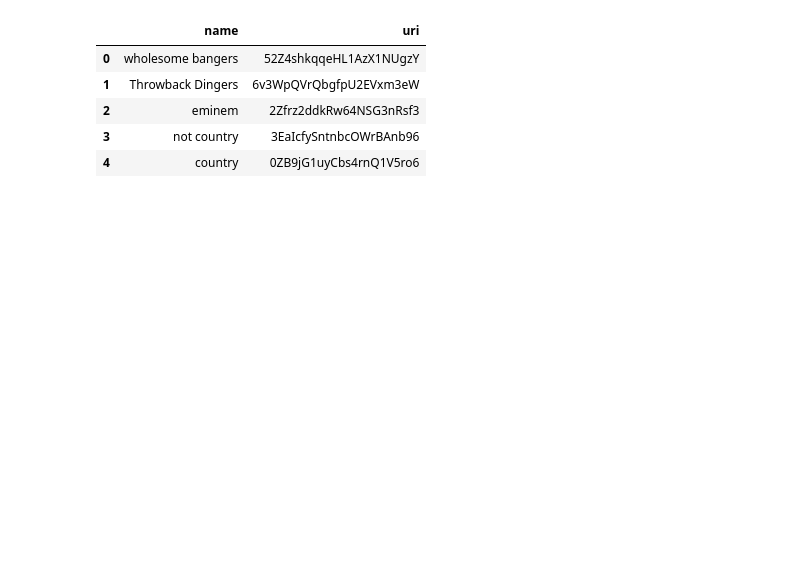
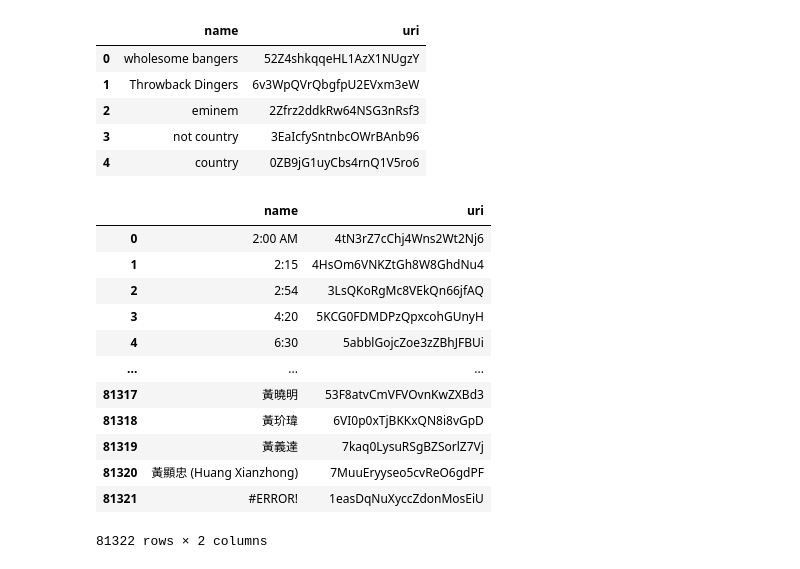
Before and after one commit to michaelmoschitto/AISongRecommender, a Jupyter notebook: AISongRecommender.ipynb, the cells around one changed output. Saved outputs shown, nothing was run; the diff lists cells and outputs as text; code cells hidden in the pictures; blank space fills up the shorter version.

```diff
--- a/AISongRecommender.ipynb
+++ b/AISongRecommender.ipynb
@@ -37,6 +37,26 @@ playlistDF
 | 2 | eminem | 2Zfrz2ddkRw64NSG3nRsf3 |
 | 3 | not country | 3EaIcfySntnbcOWrBAnb96 |
 | 4 | country | 0ZB9jG1uyCbs4rnQ1V5ro6 |
+# %%
+artistsDF = pd.read_csv('artist-uris.csv')
+artistsDF.columns=['name', 'uri']
+artistsDF['uri'] = artistsDF['uri'].apply(lambda uri: uri.split(':')[2])
+
+artistsDF
+# %% [output]
+|  | name | uri |
+| 0 | 2:00 AM | 4tN3rZ7cChj4Wns2Wt2Nj6 |
+| 1 | 2:15 | 4HsOm6VNKZtGh8W8GhdNu4 |
+| 2 | 2:54 | 3LsQKoRgMc8VEkQn66jfAQ |
+| 3 | 4:20 | 5KCG0FDMDPzQpxcohGUnyH |
+| 4 | 6:30 | 5abblGojcZoe3zZBhJFBUi |
+| ... | ... | ... |
+| 81317 | 黃曉明 | 53F8atvCmVFVOvnKwZXBd3 |
+| 81318 | 黃玠瑋 | 6VI0p0xTjBKKxQN8i8vGpD |
+| 81319 | 黃義達 | 7kaq0LysuRSgBZSorlZ7Vj |
+| 81320 | 黃顯忠 (Huang Xianzhong) | 7MuuEryyseo5cvReO6gdPF |
+| 81321 | #ERROR! | 1easDqNuXyccZdonMosEiU |
+81322 rows × 2 columns
 # %%
 uri = playlistDF[playlistDF['name'] == 'country']['uri'].values[0]
 
```
Also changed, not shown: parts of 7 cells of this notebook, 5 other files.
